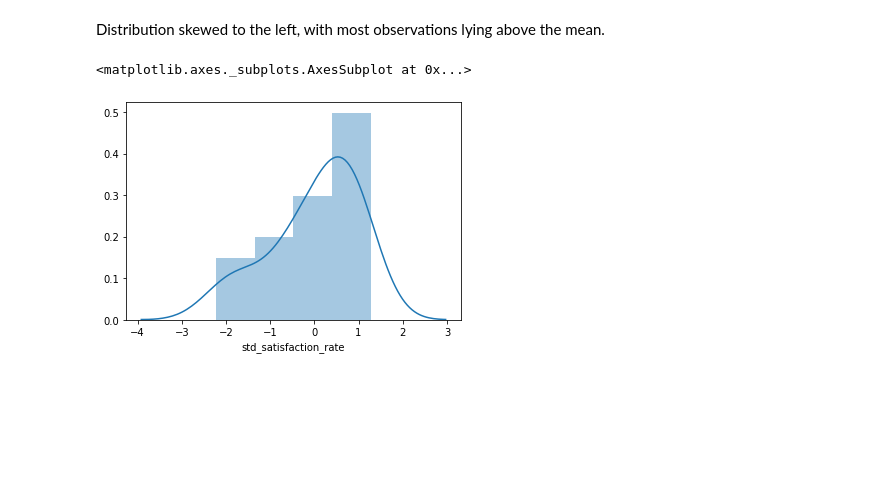
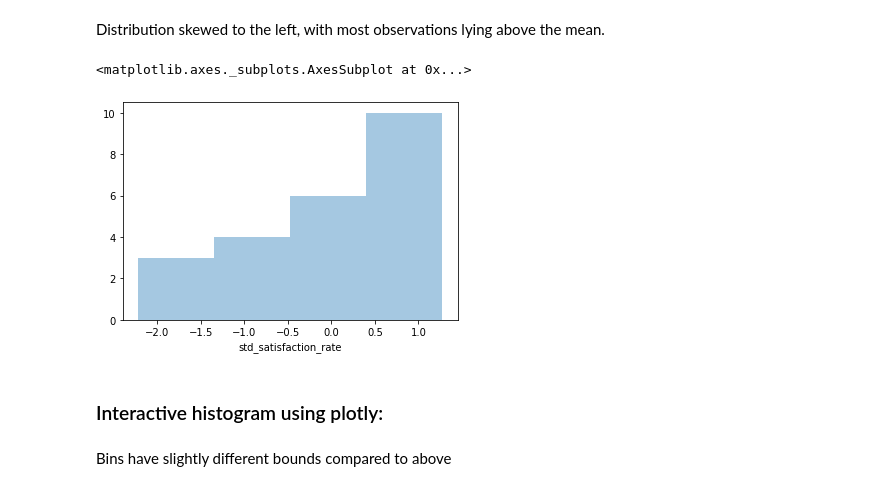
Before and after one commit to jfleury12/people-analytics-sample, a Jupyter notebook: notebooks/sample-fleury.ipynb, the cells around one changed output. Cells and saved outputs as stored; diff of their text form; code cells hidden in the pictures; blank space fills up the shorter version.

Commit message:
histogram edits

```diff
--- a/notebooks/sample-fleury.ipynb
+++ b/notebooks/sample-fleury.ipynb
@@ -330,8 +330,10 @@ emp_df
 # %% [markdown]
 Distribution skewed to the left, with most observations lying above the mean.
 # %%
-# number of bins default by Freedman-Diaconis rule
-sns.distplot(emp_df.std_satisfaction_rate)
+# number of bins default by Freedman-Diaconis rule (5)
+sns.distplot(emp_df.std_satisfaction_rate, kde=False)
 # %% [output]
 <matplotlib.axes._subplots.AxesSubplot at 0x...>
-[figure, old version]
+[figure, new version]
+# %% [markdown]
+### Interactive histogram using plotly:
@@ -337,0 +348,2 @@ sns.distplot(emp_df.std_satisfaction_rate)
+# %% [markdown]
+Bins have slightly different bounds compared to above
```
Also changed, not shown: parts of 2 cells of this notebook.
